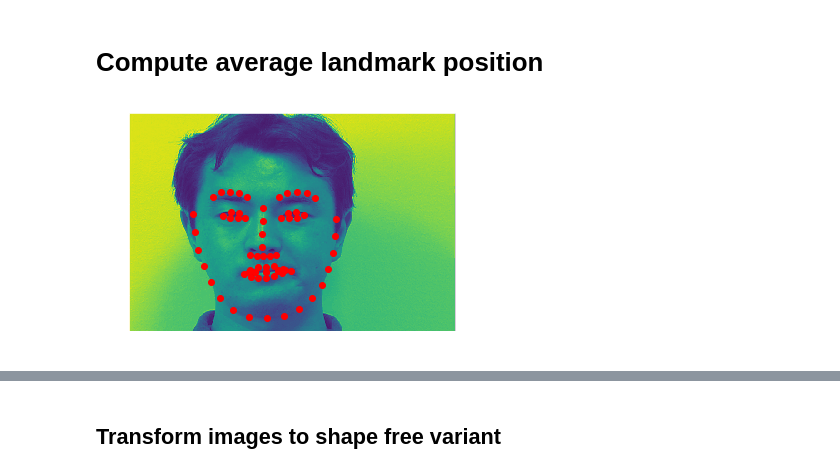
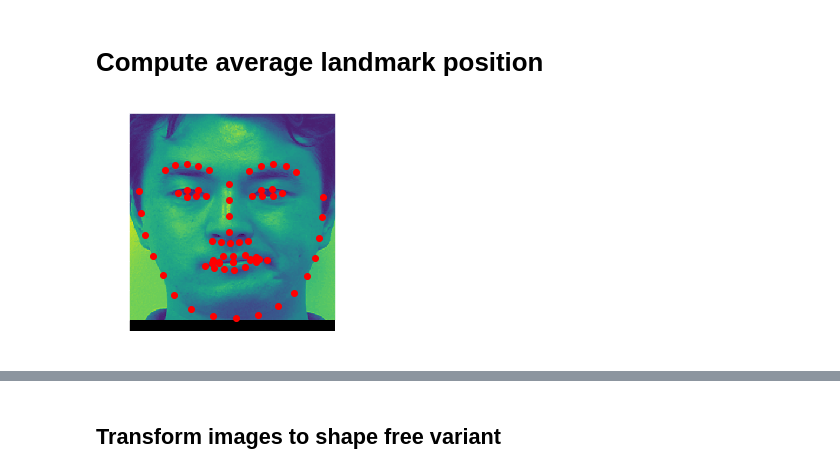
Before and after one commit to maxxiefjv/ACVPR-ExpressionInvariantFaceRecognition, a Jupyter notebook: Final Project Results/AAMLandmarkDetection.ipynb, the cells around one changed output, grey strips where cells are left out. Drawn from its saved outputs; the diff is of its cells as text; code cells hidden in the pictures.

```diff
--- a/Final Project Results/AAMLandmarkDetection.ipynb
+++ b/Final Project Results/AAMLandmarkDetection.ipynb
@@ -16,7 +16,8 @@ from PIL import Image
 class Image():
 
     def __init__(self, image, landmarks):
-        self.image = cv2.cvtColor(image, cv2.COLOR_BGR2GRAY)
+        # self.image = cv2.cvtColor(image, cv2.COLOR_BGR2GRAY)
+        self.image = image
         self.original_image = copy.deepcopy(self.image)
         self.landmarks = landmarks
         self.hash = hash(self)
@@ -56,21 +102,23 @@ ck_image_files = ck_image_files[:500]
 # %%
 images = []
+crop_imsize = 350
 
 with tqdm(total=len(ck_image_files), desc="Processing entries") as pbar:
     for i, ck_image in enumerate(ck_image_files):
 
-        image = cv2.imread(ck_image)
         landmarks = getLandmarksForImage(ck_image)
+        image, landmarks = detect_face(ck_image, landmarks)
+        image = cv2.resize(image,(crop_imsize, crop_imsize))
         images.append(Image(image, landmarks))
 
         pbar.update(1)
 # %% [markdown]
 # Compute average landmark position
 # %%
-plt.imshow(images[0].getImage())
-view_landmarks(images[0].getLandmarks())
+plt.imshow(images[1].getImage())
+view_landmarks(images[1].getLandmarks())
 # %% [output]
-[figure, old version]
+[figure, new version]
 # %%
 numImages = len(images)
 
```
Also changed, not shown: parts of 7 cells of this notebook.
